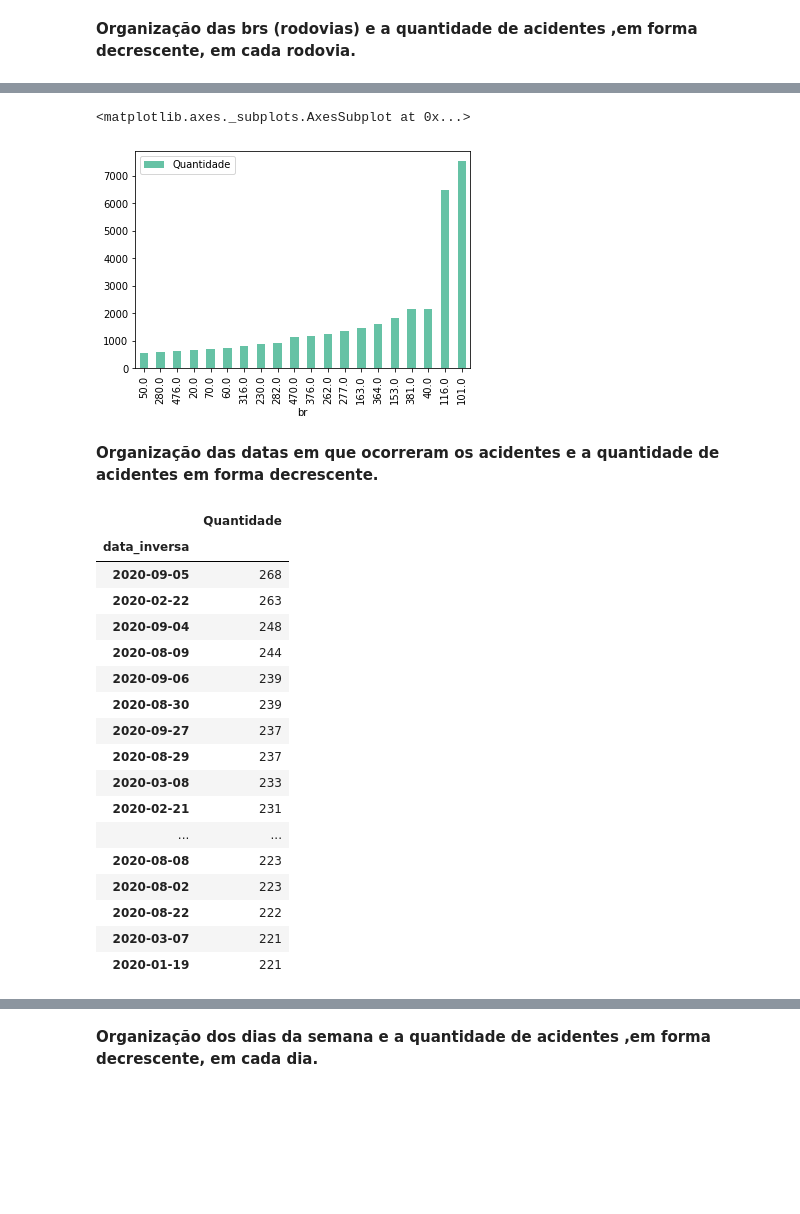
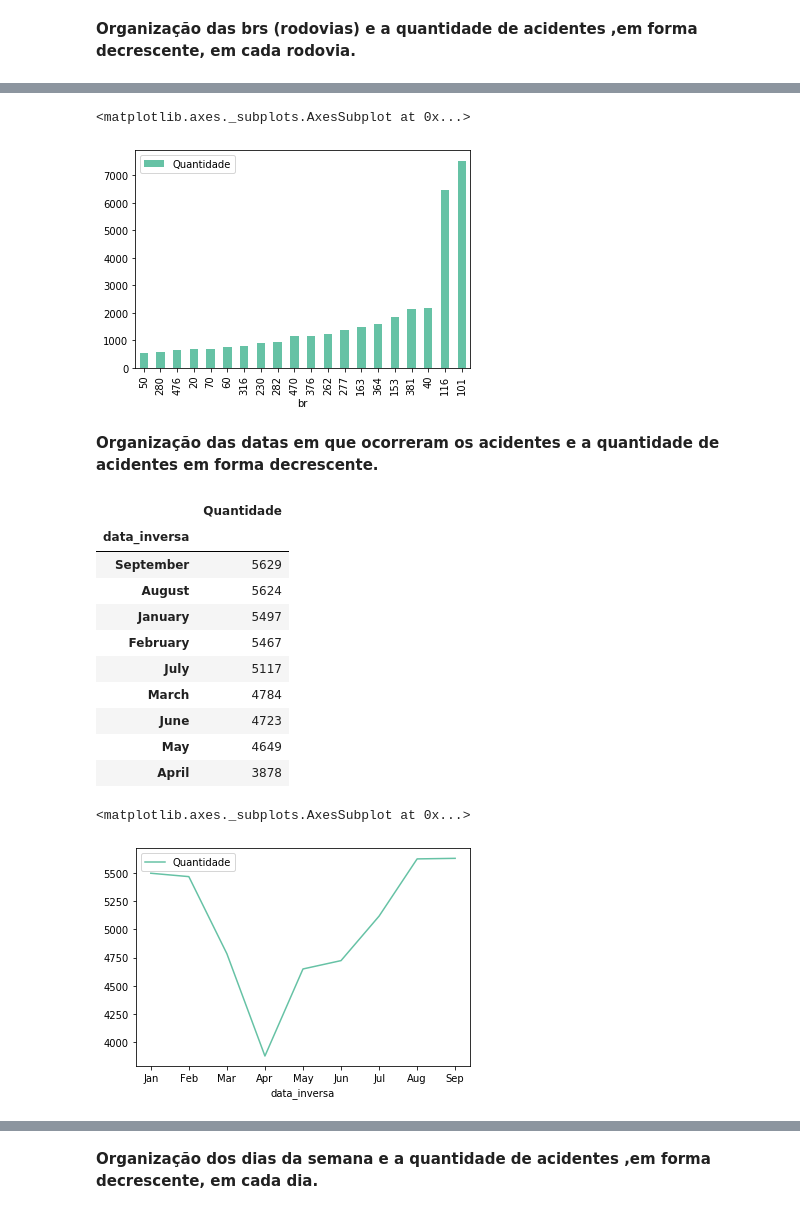
Before and after one commit to italoalvees/Projeto-ICD, a Jupyter notebook: Projeto 1.ipynb, the cells around one changed output, grey strips where cells are left out. Cells and saved outputs as stored; diff of their text form; code cells hidden in the pictures; blank space fills up the shorter version.

```diff
--- a/Projeto 1.ipynb
+++ b/Projeto 1.ipynb
@@ -93,3 +93,8 @@ dtype: int64
 # %%
 df.update(df[['br','km']].fillna('0'))
 df.update(df[['uop']].fillna('nao cadastrado'))
+df = df.astype({'br': int})
+# %%
+df['data_inversa'] = pd.to_datetime(df['data_inversa'])
+
+df['data_inversa']
@@ -357,27 +378,28 @@ highways = df.groupby('br').size().sort_values(ascending = True)[-20:].to_frame(
 highways.plot.bar()
 # %% [output]
 <matplotlib.axes._subplots.AxesSubplot at 0x...>
-[figure, old version]
+[figure, new version]
 # %% [markdown]
 **Organização das datas em que ocorreram os acidentes e a quantidade de acidentes em forma decrescente.**
 # %%
-df.groupby('data_inversa').size().sort_values(ascending = False)[0:20].to_frame().rename(columns={0:'Quantidade'})
+df.groupby(df['data_inversa'].dt.strftime('%B')).size().sort_values(ascending = False).to_frame().rename(columns={0:'Quantidade'})
 # %% [output]
 |  | Quantidade |
 | data_inversa |  |
-| 2020-09-05 | 268 |
-| 2020-02-22 | 263 |
-| 2020-09-04 | 248 |
-| 2020-08-09 | 244 |
-| 2020-09-06 | 239 |
-| 2020-08-30 | 239 |
-| 2020-09-27 | 237 |
-| 2020-08-29 | 237 |
-| 2020-03-08 | 233 |
-| 2020-02-21 | 231 |
-| ... | ... |
-| 2020-08-08 | 223 |
-| 2020-08-02 | 223 |
-| 2020-08-22 | 222 |
-| 2020-03-07 | 221 |
-| 2020-01-19 | 221 |
+| September | 5629 |
+| August | 5624 |
+| January | 5497 |
+| February | 5467 |
+| July | 5117 |
+| March | 4784 |
+| June | 4723 |
+| May | 4649 |
+| April | 3878 |
+# %%
+months = df.groupby(df['data_inversa'].dt.month).size().to_frame().rename(columns={0:'Quantidade'})
+
+import calendar
+months.rename(index= lambda x: calendar.month_abbr[x]).plot.line()
+# %% [output]
+<matplotlib.axes._subplots.AxesSubplot at 0x...>
+[figure, added]
```
Also changed, not shown: parts of 11 cells of this notebook.
